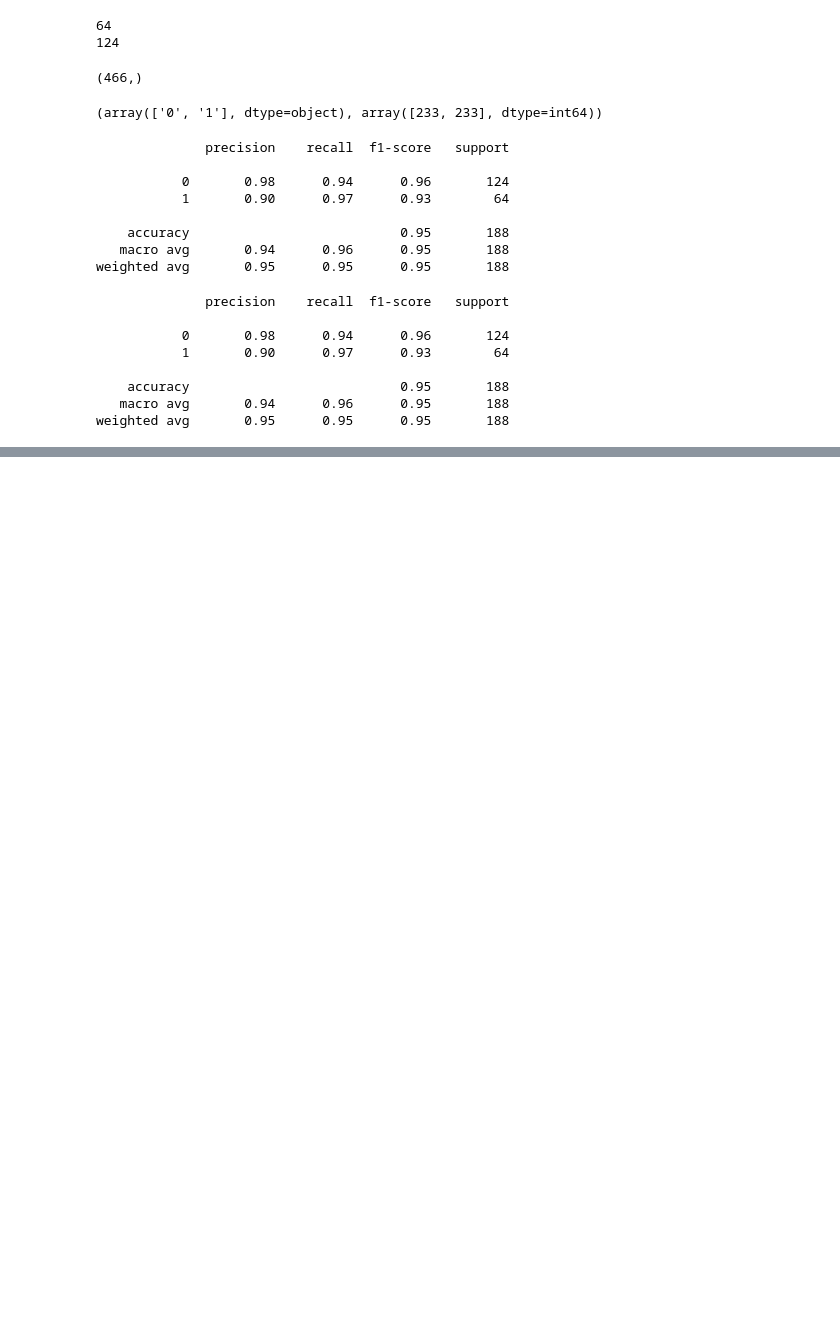
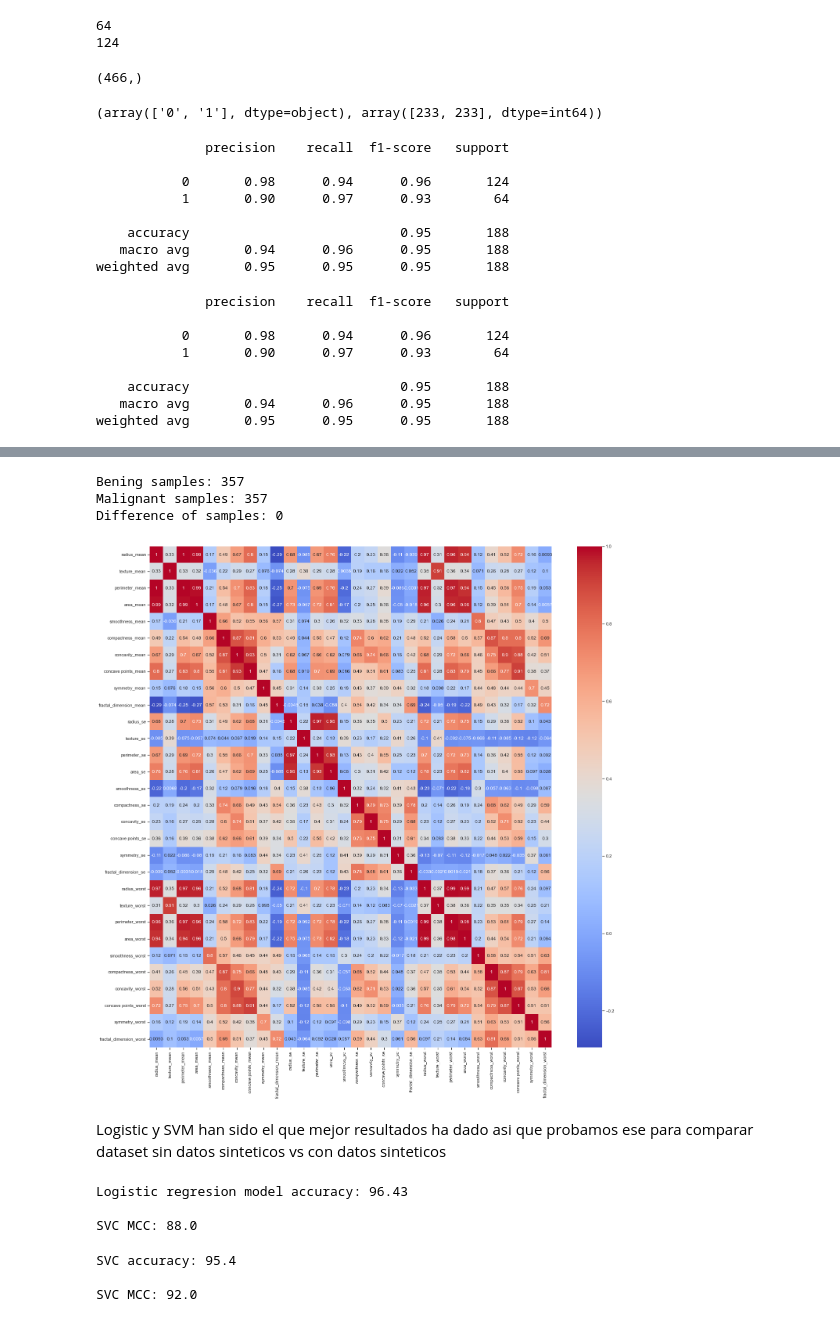
Before and after one commit to RobVergano/PDA22-Project-2, a Jupyter notebook: PDA22 Project 2.ipynb, the cells around one changed output, grey strips where cells are left out. Saved outputs shown, nothing was run; the diff lists cells and outputs as text; code cells hidden in the pictures; blank space fills up the shorter version.

```diff
--- a/PDA22 Project 2.ipynb
+++ b/PDA22 Project 2.ipynb
@@ -1084,0 +1282,37 @@ ModuleNotFoundError: No module named 'torch'
+# %%
+# "loc" to access all the rows with the diagnosis outcome "bening".(16)
+
+# Vamos a coger todas las muestras malignas de sample
+
+sample_m = sample.loc[sample["diagnosis"] == "1"]
+# %%
+# Cogemos 145 muestras que son las que nos faltan en el dataset original
+# dif es la diferencia de muestras entre malignas y beningnas
+
+random_sample_m = sample_m.sample(dif)
+# %%
+# Concatenamos las muestras sinteticas con el dataset de muestras negativas
+
+new_dt = pd.concat([random_sample_m, dsm, dsb], ignore_index=True)
+# %%
+new_svcb = new_dt[new_dt["diagnosis"] == '0'].shape[0]
+new_svcm = new_dt[new_dt["diagnosis"] == '1'].shape[0]
+new_svc_dif = new_svcb-new_svcm
+
+print("Bening samples:", new_svcb)
+print("Malignant samples:", new_svcm)
+print("Difference of samples:", new_svc_dif)
+# %% [output]
+Bening samples: 357
+Malignant samples: 357
+Difference of samples: 0
+# %%
+# Finding correlation among features using sns' heatmap
+sns.set(style="ticks")
+plt.figure(figsize=(20,20))
+sns.heatmap(new_dt.corr(),annot=True,cmap='coolwarm')
+plt.tight_layout()
+# %% [output]
+[figure, added]
+# %% [markdown]
+Logistic y SVM han sido el que mejor resultados ha dado asi que probamos ese para comparar dataset sin datos sinteticos vs con datos sinteticos
@@ -1084,0 +1326,42 @@ ModuleNotFoundError: No module named 'torch'
+# %%
+# Logistic regresion
+
+lr = LogisticRegression(max_iter=5000)
+lr.fit(nx_train, ny_train)
+npred_lr = lr.predict(nx_test)
+
+# Logistic regression accuracy:
+
+new_lr_acc = round((lr.score(nx_test, ny_test))*100,2)
+print("Logistic regresion model accuracy:", lr_acc)
+print()
+
+# Logistic regression - Matthews correlation coefficient (MCC)
+
+new_lr_mcc = (round(matthews_corrcoef(ny_test,npred_lr ),2))*100
+print("SVC MCC:", new_lr_mcc)
+# %% [output]
+Logistic regresion model accuracy: 96.43
+
+SVC MCC: 88.0
+# %%
+# Support Vector
+
+nclf = svm.SVC(kernel = "linear")# Training the classifier
+nclf_trained = nclf.fit(nx_train,ny_train)# Scoring the classifier
+nclf_pred = nclf_trained.predict(nx_test)
+
+# Support Vector Classifier accuracy
+
+new_svc_acc = round(nclf_trained.score(nx_train,ny_train)*100,2)
+print("SVC accuracy:", new_svc_acc)
+print()
+
+# Support Vector Classifier - Matthews correlation coefficient (MCC)
+
+new_svc_mcc = (round(matthews_corrcoef(ny_test,nclf_pred),2))*100
+print("SVC MCC:", nsvc_mcc)
+# %% [output]
+SVC accuracy: 95.4
+
+SVC MCC: 92.0
```
Also changed, not shown: parts of 72 cells of this notebook.
